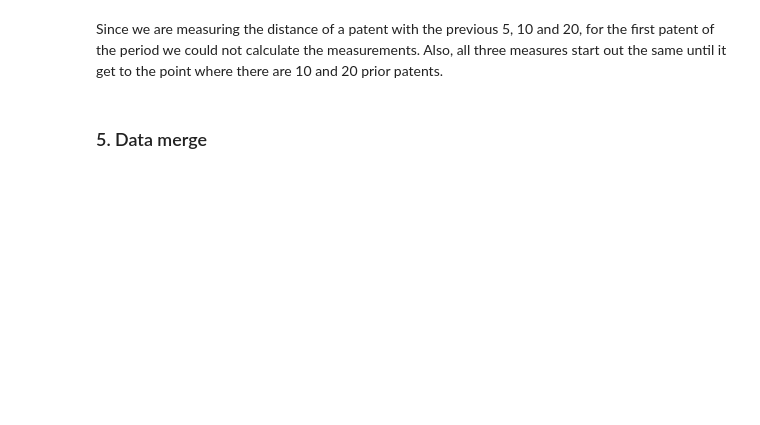
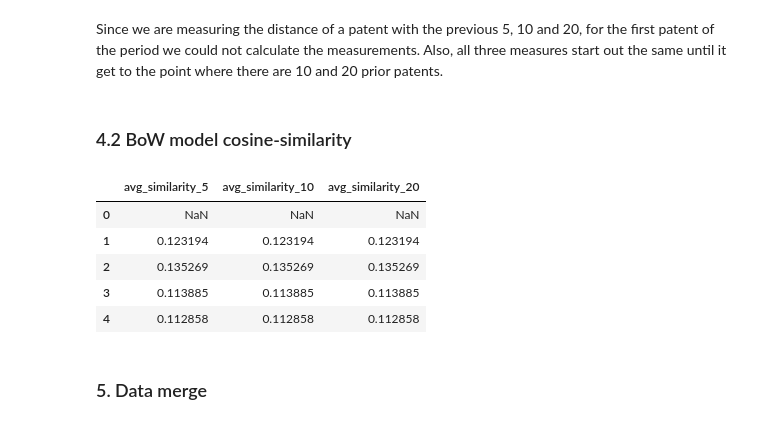
Before and after one commit to CatalinaOdizzio/Forcasting, a Jupyter notebook: final project/2_LDA_Topic_Modelling_final project.ipynb, the cells around one changed output. Saved outputs shown, nothing was run; the diff lists cells and outputs as text; code cells hidden in the pictures; blank space fills up the shorter version.

Commit message:
add BoW model :fire:

```diff
--- a/final project/2_LDA_Topic_Modelling_final project.ipynb
+++ b/final project/2_LDA_Topic_Modelling_final project.ipynb
@@ -340,5 +350,52 @@ sector_similarity
 # %% [markdown]
 Since we are measuring the distance of a patent with the previous 5, 10 and 20, for the first patent of the period we could not calculate the measurements. Also, all three measures start out the same until it get to the point where there are 10 and 20 prior patents.
+# %% [markdown]
+### 4.2 BoW model cosine-similarity
+# %%
+
+def bow_similarity_measure(bow_corpus):
+    '''
+    This function calculates the cosine similarity between each document and the previous 5, 10, and 20 documents
+    using the Bag-of-Words (BoW) representation.
+
+    '''
+    # Initialize an empty list to store the results
+    result_data = []
+
+    # Iterate over all the documents
+    for document_index in range(len(bow_corpus)):
+        previous_documents = [i for i in range(max(0, document_index - 20), document_index)]
+
+        similarities = []
+
+        for prev_index in previous_documents:
+            similarity = cosine_similarity(bow_corpus[document_index].reshape(1, -1),
+                                           bow_corpus[prev_index].reshape(1, -1))
+            similarities.append(similarity[0][0])
+
+        avg_similarity_5 = np.mean(similarities[:5])
+        avg_similarity_10 = np.mean(similarities[:10])
+        avg_similarity_20 = np.mean(similarities[:20])
+
+        # Append the results to the list
+        result_data.append({'avg_similarity_5': avg_similarity_5,
+                            'avg_similarity_10': avg_similarity_10,
+                            'avg_similarity_20': avg_similarity_20})
+
+    # Create the DataFrame from the list of dictionaries
+    result_df = pd.DataFrame(result_data)
+
+    return result_df
+# %%
+bow_sector_similarity = bow_similarity_measure(sector_bow)
+bow_sector_similarity.head()
+# %% [output]
+|  | avg_similarity_5 | avg_similarity_10 | avg_similarity_20 |
+| 0 | NaN | NaN | NaN |
+| 1 | 0.123194 | 0.123194 | 0.123194 |
+| 2 | 0.135269 | 0.135269 | 0.135269 |
+| 3 | 0.113885 | 0.113885 | 0.113885 |
+| 4 | 0.112858 | 0.112858 | 0.112858 |
 # %% [markdown]
 ### 5. Data merge
 # %%
```
Also changed, not shown: parts of 8 cells of this notebook.
